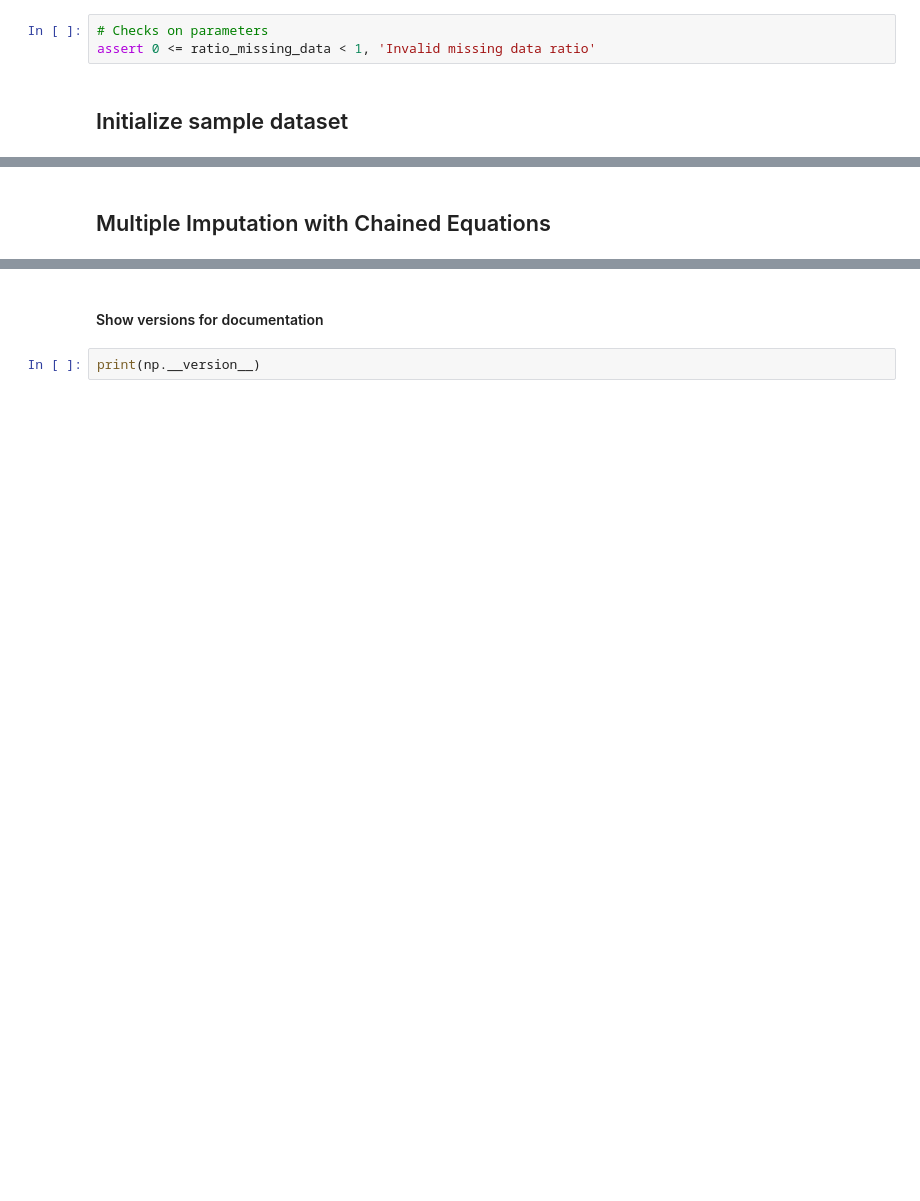
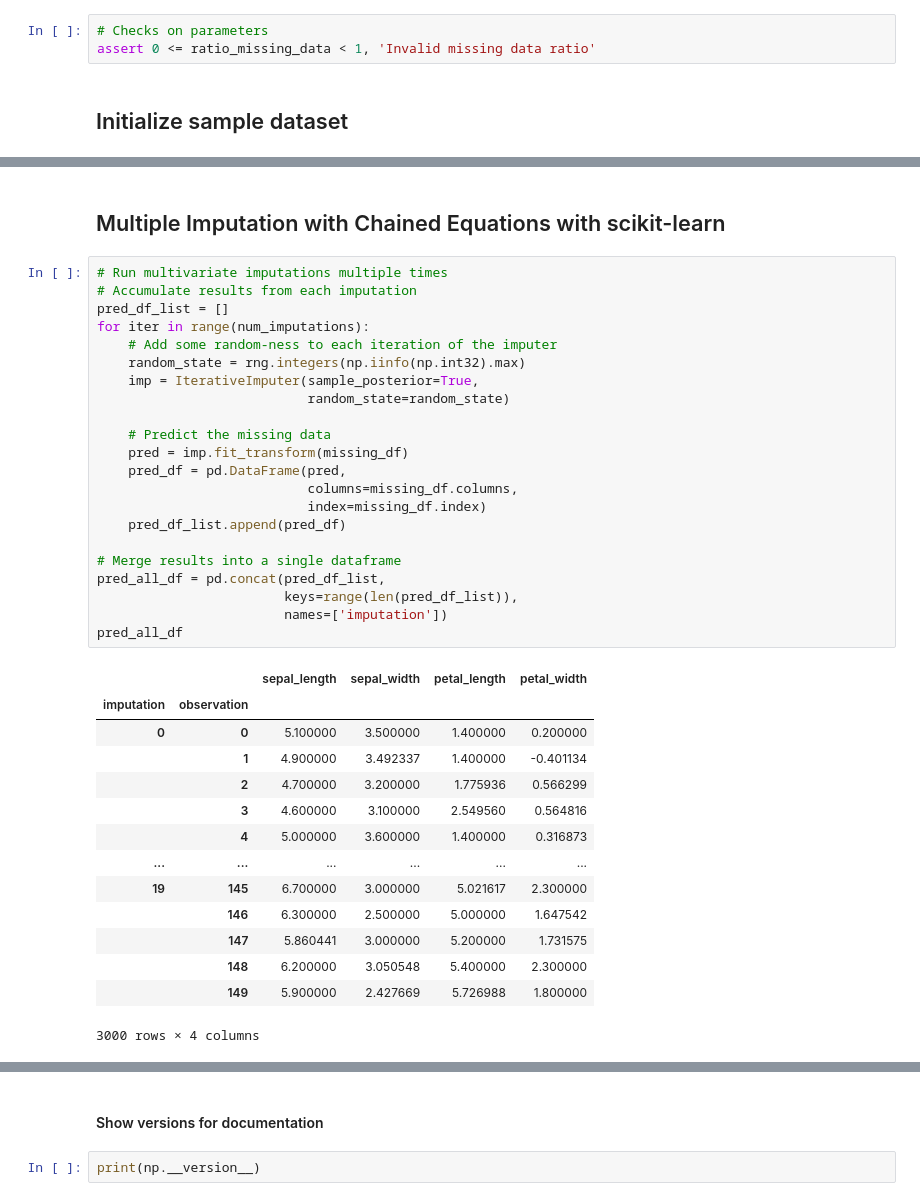
Before and after one commit to charlesbmi/python-examples, a Jupyter notebook: missing_data/mice.ipynb, the cells around one changed output, grey strips where cells are left out. Drawn from its saved outputs; the diff is of its cells as text; blank space fills up the shorter version.

```diff
--- a/missing_data/mice.ipynb
+++ b/missing_data/mice.ipynb
@@ -49,2 +65,39 @@ print(missing_df.count())
 # %% [markdown]
-## Multiple Imputation with Chained Equations
+## Multiple Imputation with Chained Equations with scikit-learn
+# %%
+# Run multivariate imputations multiple times
+# Accumulate results from each imputation
+pred_df_list = []
+for iter in range(num_imputations):
+    # Add some random-ness to each iteration of the imputer
+    random_state = rng.integers(np.iinfo(np.int32).max)
+    imp = IterativeImputer(sample_posterior=True,
+                           random_state=random_state)
+
+    # Predict the missing data
+    pred = imp.fit_transform(missing_df)
+    pred_df = pd.DataFrame(pred,
+                           columns=missing_df.columns,
+                           index=missing_df.index)
+    pred_df_list.append(pred_df)
+
+# Merge results into a single dataframe
+pred_all_df = pd.concat(pred_df_list,
+                        keys=range(len(pred_df_list)),
+                        names=['imputation'])
+pred_all_df
+# %% [output]
+|  |  | sepal_length | sepal_width | petal_length | petal_width |
+| imputation | observation |  |  |  |  |
+| 0 | 0 | 5.100000 | 3.500000 | 1.400000 | 0.200000 |
+|  | 1 | 4.900000 | 3.492337 | 1.400000 | -0.401134 |
+|  | 2 | 4.700000 | 3.200000 | 1.775936 | 0.566299 |
+|  | 3 | 4.600000 | 3.100000 | 2.549560 | 0.564816 |
+|  | 4 | 5.000000 | 3.600000 | 1.400000 | 0.316873 |
+| ... | ... | ... | ... | ... | ... |
+| 19 | 145 | 6.700000 | 3.000000 | 5.021617 | 2.300000 |
+|  | 146 | 6.300000 | 2.500000 | 5.000000 | 1.647542 |
+|  | 147 | 5.860441 | 3.000000 | 5.200000 | 1.731575 |
+|  | 148 | 6.200000 | 3.050548 | 5.400000 | 2.300000 |
+|  | 149 | 5.900000 | 2.427669 | 5.726988 | 1.800000 |
+3000 rows × 4 columns
```
Also changed, not shown: parts of 12 cells of this notebook.
